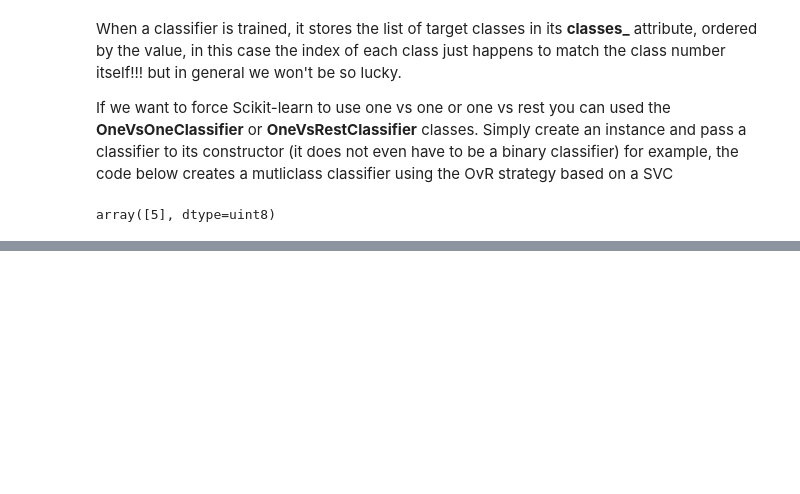
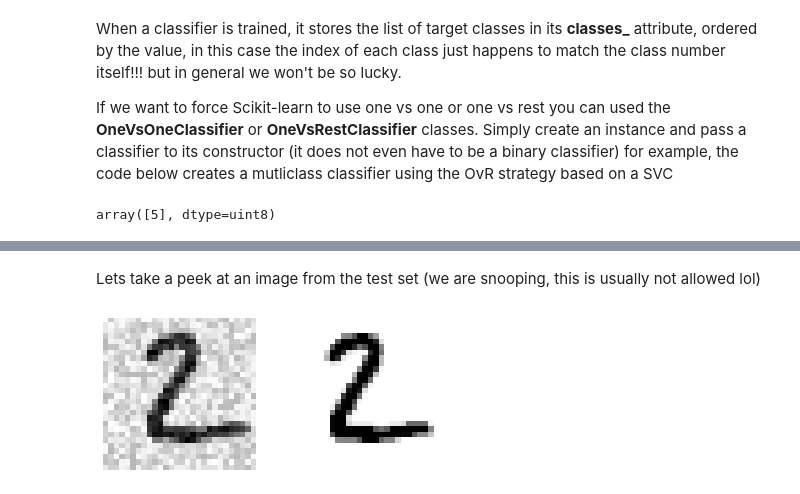
Before and after one commit to CamWheeler135/homework, a Jupyter notebook: Hands_On_Machine_Learning/Chapter 03 - Classification.ipynb, the cells around one changed output, grey strips where cells are left out. Cells and saved outputs as stored; diff of their text form; code cells hidden in the pictures; blank space fills up the shorter version.

```diff
--- a/Hands_On_Machine_Learning/Chapter 03 - Classification.ipynb
+++ b/Hands_On_Machine_Learning/Chapter 03 - Classification.ipynb
@@ -461,0 +626,22 @@ array([5], dtype=uint8)
+# %%
+noise = np.random.randint(0, 100, (len(X_train), 784))
+X_train_mod = X_train + noise
+noise = np.random.randint(0, 100, (len(X_test), 784))
+X_test_mod = X_test + noise
+y_train_mod = X_train
+y_test_mod = X_test
+# %% [markdown]
+Lets take a peek at an image from the test set (we are snooping, this is usually not allowed lol)
+# %%
+def plot_digit(data):
+    image = data.reshape(28, 28)
+    plt.imshow(image, cmap = mpl.cm.binary,
+               interpolation="nearest")
+    plt.axis("off")
+
+some_index = 1
+plt.subplot(121); plot_digit(X_test_mod[some_index])
+plt.subplot(122); plot_digit(y_test_mod[some_index])
+plt.show()
+# %% [output]
+[figure, added]
```
Also changed, not shown: parts of 29 cells of this notebook.
